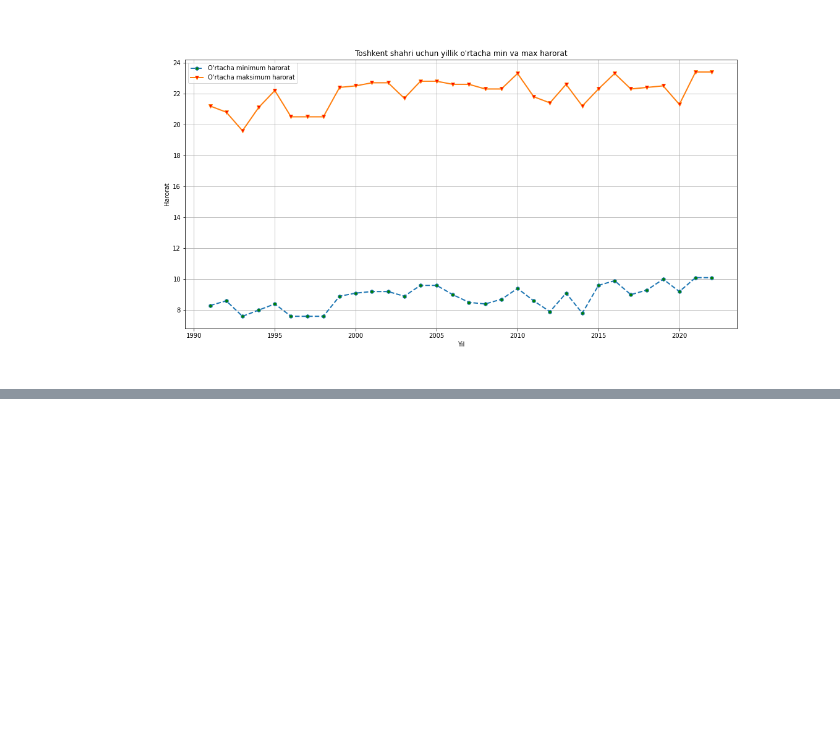
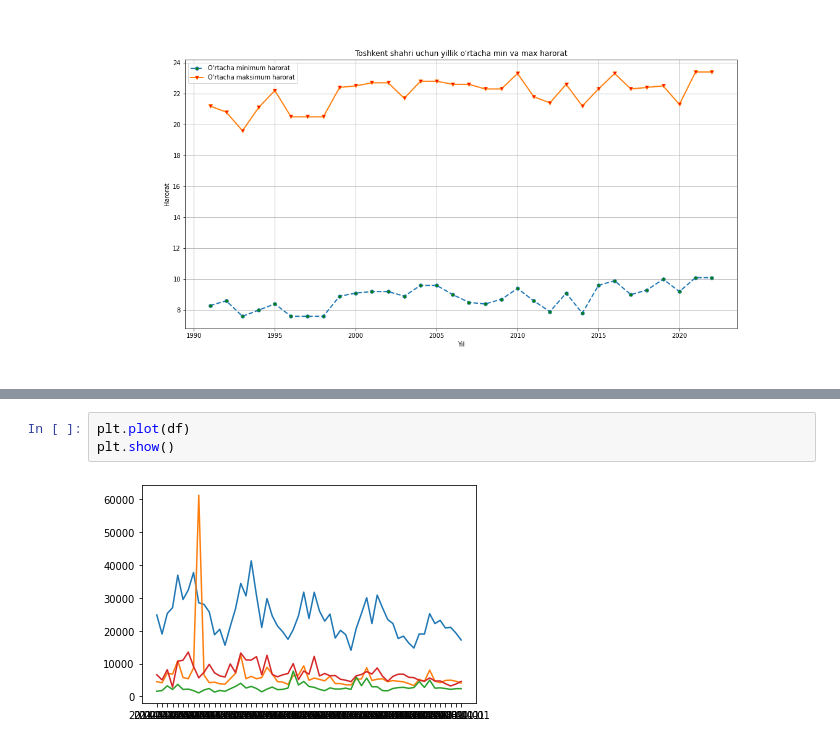
Before and after one commit to azamatnarzuloyev/Qollanma, a Jupyter notebook: grafik.ipynb, the cells around one changed output, grey strips where cells are left out. Drawn from its saved outputs; the diff is of its cells as text; blank space fills up the shorter version.

```diff
--- a/grafik.ipynb
+++ b/grafik.ipynb
@@ -315,0 +341,5 @@ Image('tempMinMax.png')
+# %%
+plt.plot(df)
+plt.show()
+# %% [output]
+[figure, added]
```
Also changed, not shown: parts of 52 cells of this notebook.
